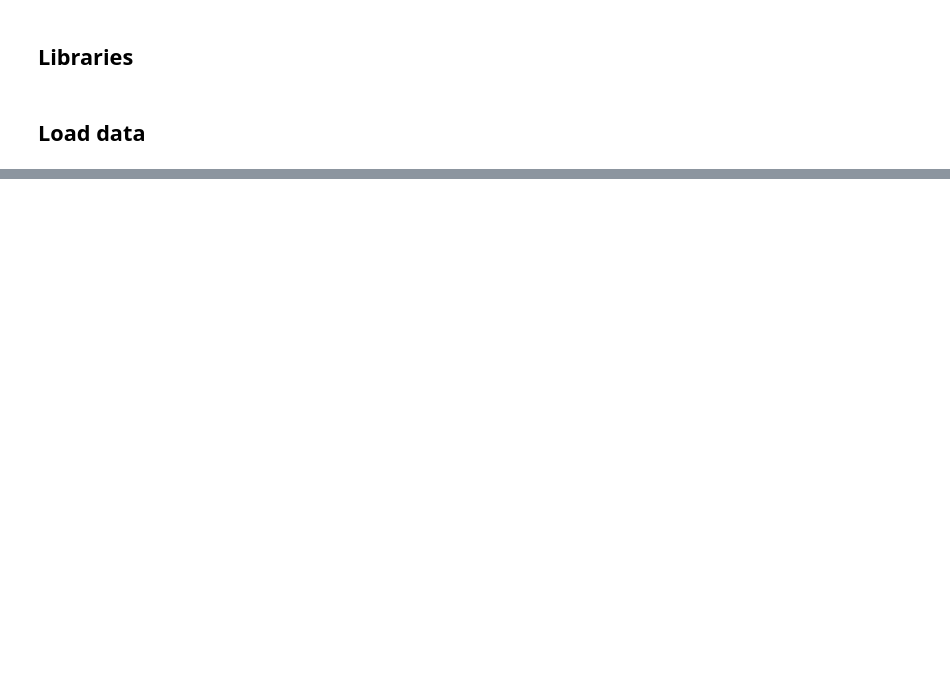
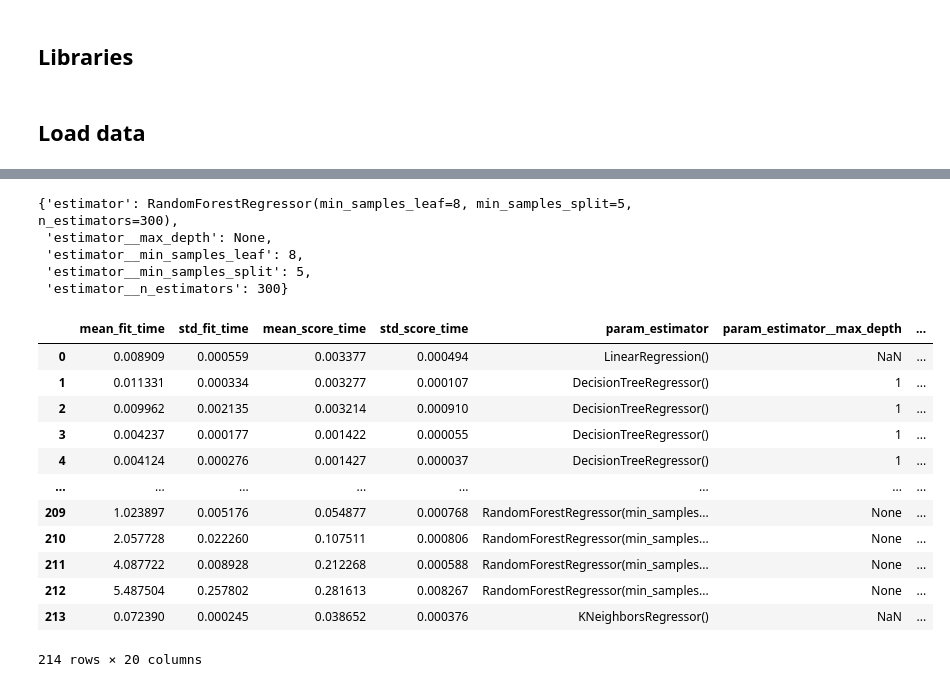
Before and after one commit to AnaAGG/P5_Diamonds, a Jupyter notebook: 2. Modelling.ipynb, the cells around one changed output, grey strips where cells are left out. Saved outputs shown, nothing was run; the diff lists cells and outputs as text; code cells hidden in the pictures; blank space fills up the shorter version.

```diff
--- a/2. Modelling.ipynb
+++ b/2. Modelling.ipynb
@@ -49,0 +49,28 @@ def model_train:(X_train, X_test, y_train, y_test):
+# %%
+pipe = Pipeline(steps=[('estimator', LinearRegression())])
+# %%
+# Add a dict of estimator and estimator related parameters in this list
+params_grid = [{
+                'estimator':[LinearRegression()],
+                },
+                {
+                'estimator': [DecisionTreeRegressor()],
+                'estimator__max_depth': [1,2,3,4,5],
+                'estimator__max_features': ["sqrt", "log2"],
+                },
+                {'estimator':[RandomForestRegressor()],
+                 'estimator__n_estimators':[50,100,200,300],
+                 'estimator__max_depth':[4, 5, 6, None],
+                 'estimator__min_samples_split':[2,5,8],
+                 'estimator__min_samples_leaf':[1,3,5,8],
+                },
+                {'estimator':[KNeighborsRegressor()],
+                 'estimator__n_neighbors':[3],
+                }
+
+              ]
+# %%
+grid = GridSearchCV(pipe, params_grid, n_jobs=1, verbose = 2)
+# %%
+%%time
+res = grid.fit(X, y)
@@ -49,0 +95,24 @@ def model_train:(X_train, X_test, y_train, y_test):
+# %%
+grid.best_params_
+# %% [output]
+{'estimator': RandomForestRegressor(min_samples_leaf=8, min_samples_split=5, n_estimators=300),
+ 'estimator__max_depth': None,
+ 'estimator__min_samples_leaf': 8,
+ 'estimator__min_samples_split': 5,
+ 'estimator__n_estimators': 300}
+# %%
+pd.DataFrame(grid.cv_results_)
+# %% [output]
+|  | mean_fit_time | std_fit_time | mean_score_time | std_score_time | param_estimator | param_estimator__max_depth | ... |
+| 0 | 0.008909 | 0.000559 | 0.003377 | 0.000494 | LinearRegression() | NaN | ... |
+| 1 | 0.011331 | 0.000334 | 0.003277 | 0.000107 | DecisionTreeRegressor() | 1 | ... |
+| 2 | 0.009962 | 0.002135 | 0.003214 | 0.000910 | DecisionTreeRegressor() | 1 | ... |
+| 3 | 0.004237 | 0.000177 | 0.001422 | 0.000055 | DecisionTreeRegressor() | 1 | ... |
+| 4 | 0.004124 | 0.000276 | 0.001427 | 0.000037 | DecisionTreeRegressor() | 1 | ... |
+| ... | ... | ... | ... | ... | ... | ... | ... |
+| 209 | 1.023897 | 0.005176 | 0.054877 | 0.000768 | RandomForestRegressor(min_samples... | None | ... |
+| 210 | 2.057728 | 0.022260 | 0.107511 | 0.000806 | RandomForestRegressor(min_samples... | None | ... |
+| 211 | 4.087722 | 0.008928 | 0.212268 | 0.000588 | RandomForestRegressor(min_samples... | None | ... |
+| 212 | 5.487504 | 0.257802 | 0.281613 | 0.008267 | RandomForestRegressor(min_samples... | None | ... |
+| 213 | 0.072390 | 0.000245 | 0.038652 | 0.000376 | KNeighborsRegressor() | NaN | ... |
+214 rows × 20 columns
```
Also changed, not shown: parts of 16 cells of this notebook, 6 other files.
